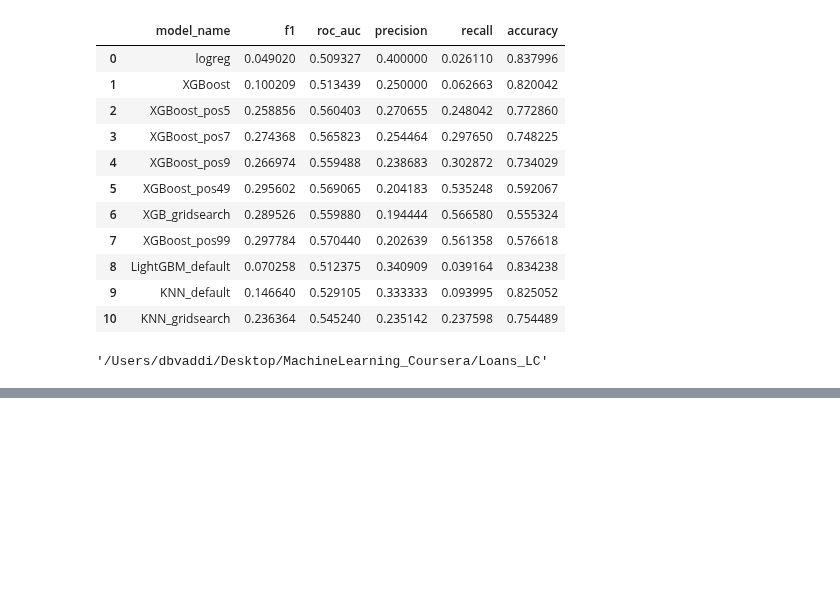
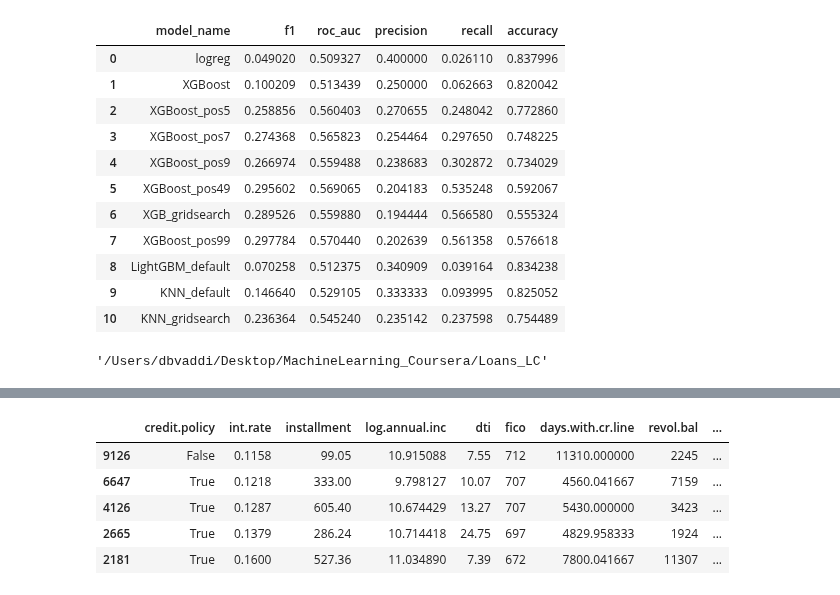
Before and after one commit to deepthiab/Loans_LC, a Jupyter notebook: Model.ipynb, the cells around one changed output, grey strips where cells are left out. Saved outputs shown, nothing was run; the diff lists cells and outputs as text; code cells hidden in the pictures; blank space fills up the shorter version.

```diff
--- a/Model.ipynb
+++ b/Model.ipynb
@@ -314,0 +343,9 @@ pickle.dump(xgb_gridsearch, open('xgb_gs_model.p', 'wb'))
+# %%
+X_test.head()
+# %% [output]
+|  | credit.policy | int.rate | installment | log.annual.inc | dti | fico | days.with.cr.line | revol.bal | ... |
+| 9126 | False | 0.1158 | 99.05 | 10.915088 | 7.55 | 712 | 11310.000000 | 2245 | ... |
+| 6647 | True | 0.1218 | 333.00 | 9.798127 | 10.07 | 707 | 4560.041667 | 7159 | ... |
+| 4126 | True | 0.1287 | 605.40 | 10.674429 | 13.27 | 707 | 5430.000000 | 3423 | ... |
+| 2665 | True | 0.1379 | 286.24 | 10.714418 | 24.75 | 697 | 4829.958333 | 1924 | ... |
+| 2181 | True | 0.1600 | 527.36 | 11.034890 | 7.39 | 672 | 7800.041667 | 11307 | ... |
```
Also changed, not shown: parts of 5 cells of this notebook, 7 other files.
